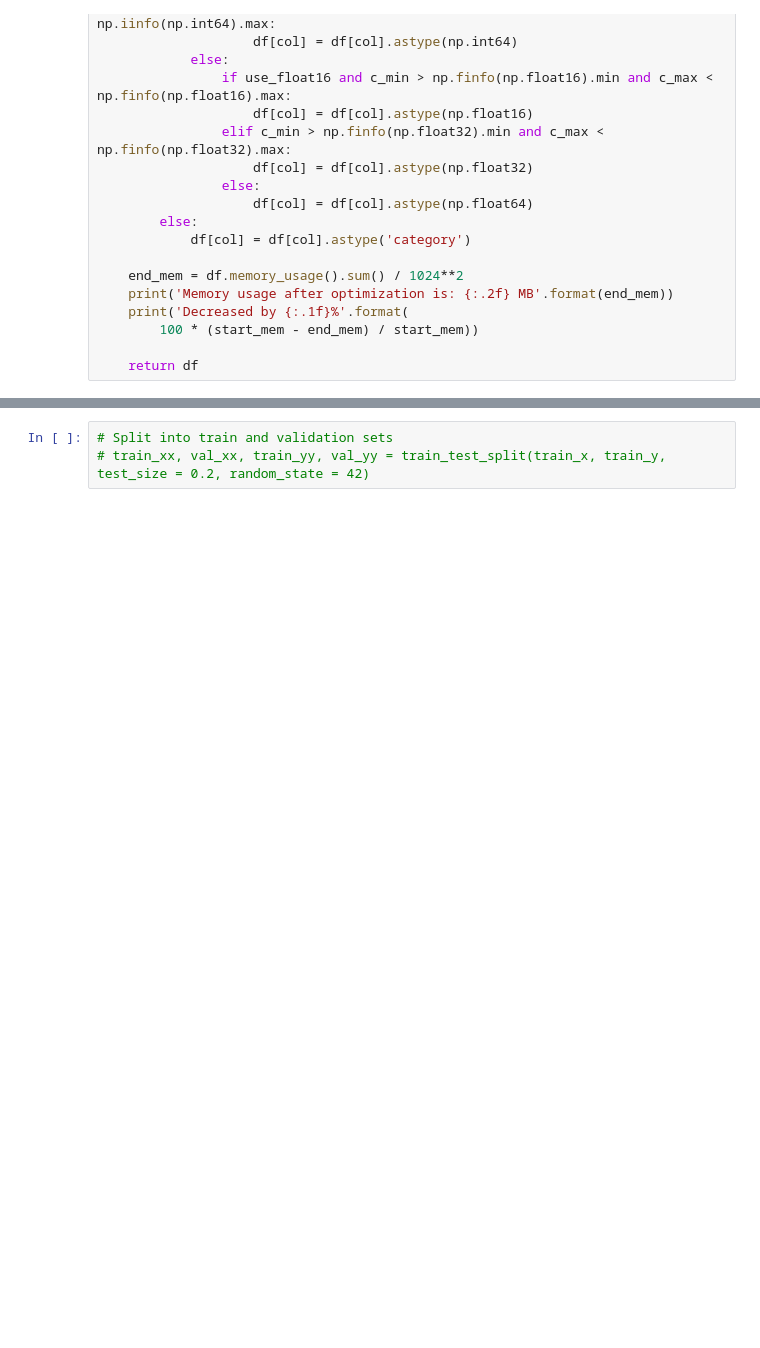
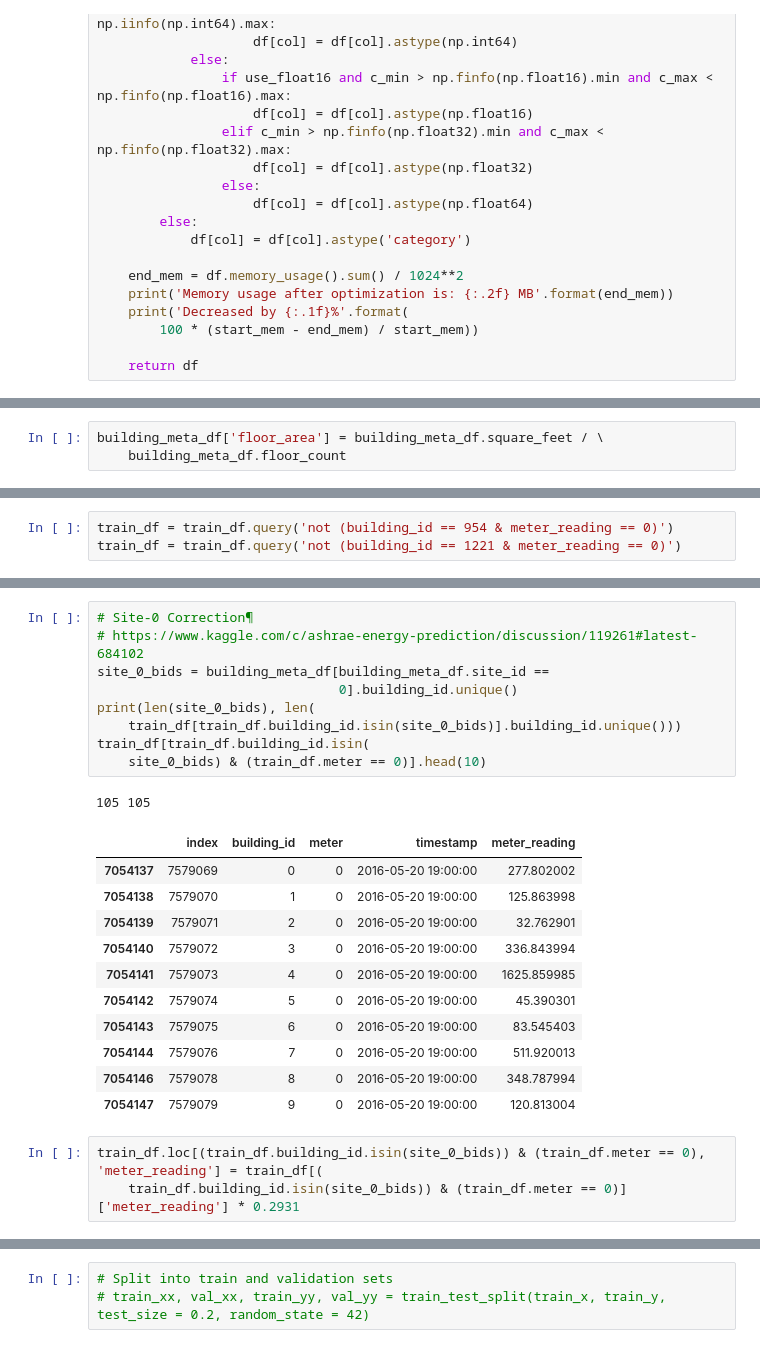
Before and after one commit to Joyfreaky/Ashrae-Energy-Prediction-III-21-22, a Jupyter notebook: LSTM_RNN_Final.ipynb, the cells around one changed output, grey strips where cells are left out. Saved outputs shown, nothing was run; the diff lists cells and outputs as text; blank space fills up the shorter version.

```diff
--- a/LSTM_RNN_Final.ipynb
+++ b/LSTM_RNN_Final.ipynb
@@ -121,0 +140,3 @@ def reduce_mem_usage(df, use_float16=False):
+# %%
+building_meta_df['floor_area'] = building_meta_df.square_feet / \
+    building_meta_df.floor_count
@@ -121,0 +176,3 @@ def reduce_mem_usage(df, use_float16=False):
+# %%
+train_df = train_df.query('not (building_id == 954 & meter_reading == 0)')
+train_df = train_df.query('not (building_id == 1221 & meter_reading == 0)')
@@ -121,0 +570,25 @@ def reduce_mem_usage(df, use_float16=False):
+# %%
+# Site-0 Correction¶
+# https://www.kaggle.com/c/ashrae-energy-prediction/discussion/119261#latest-684102
+site_0_bids = building_meta_df[building_meta_df.site_id ==
+                               0].building_id.unique()
+print(len(site_0_bids), len(
+    train_df[train_df.building_id.isin(site_0_bids)].building_id.unique()))
+train_df[train_df.building_id.isin(
+    site_0_bids) & (train_df.meter == 0)].head(10)
+# %% [output]
+105 105
+|  | index | building_id | meter | timestamp | meter_reading |
+| 7054137 | 7579069 | 0 | 0 | 2016-05-20 19:00:00 | 277.802002 |
+| 7054138 | 7579070 | 1 | 0 | 2016-05-20 19:00:00 | 125.863998 |
+| 7054139 | 7579071 | 2 | 0 | 2016-05-20 19:00:00 | 32.762901 |
+| 7054140 | 7579072 | 3 | 0 | 2016-05-20 19:00:00 | 336.843994 |
+| 7054141 | 7579073 | 4 | 0 | 2016-05-20 19:00:00 | 1625.859985 |
+| 7054142 | 7579074 | 5 | 0 | 2016-05-20 19:00:00 | 45.390301 |
+| 7054143 | 7579075 | 6 | 0 | 2016-05-20 19:00:00 | 83.545403 |
+| 7054144 | 7579076 | 7 | 0 | 2016-05-20 19:00:00 | 511.920013 |
+| 7054146 | 7579078 | 8 | 0 | 2016-05-20 19:00:00 | 348.787994 |
+| 7054147 | 7579079 | 9 | 0 | 2016-05-20 19:00:00 | 120.813004 |
+# %%
+train_df.loc[(train_df.building_id.isin(site_0_bids)) & (train_df.meter == 0), 'meter_reading'] = train_df[(
+    train_df.building_id.isin(site_0_bids)) & (train_df.meter == 0)]['meter_reading'] * 0.2931
```
Also changed, not shown: parts of 47 cells of this notebook, 1 other file.
